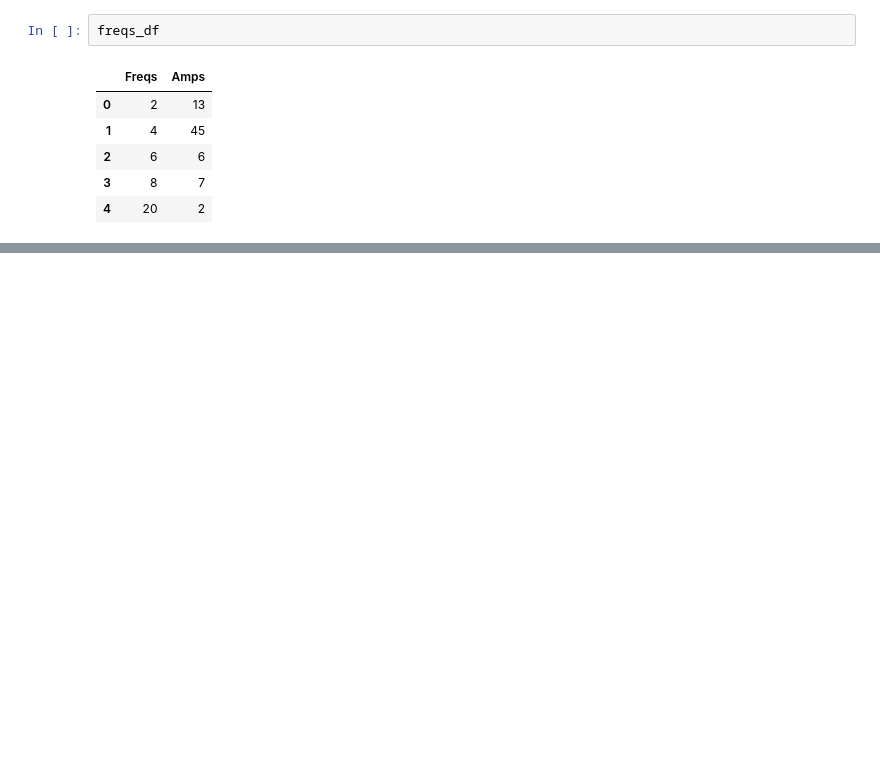
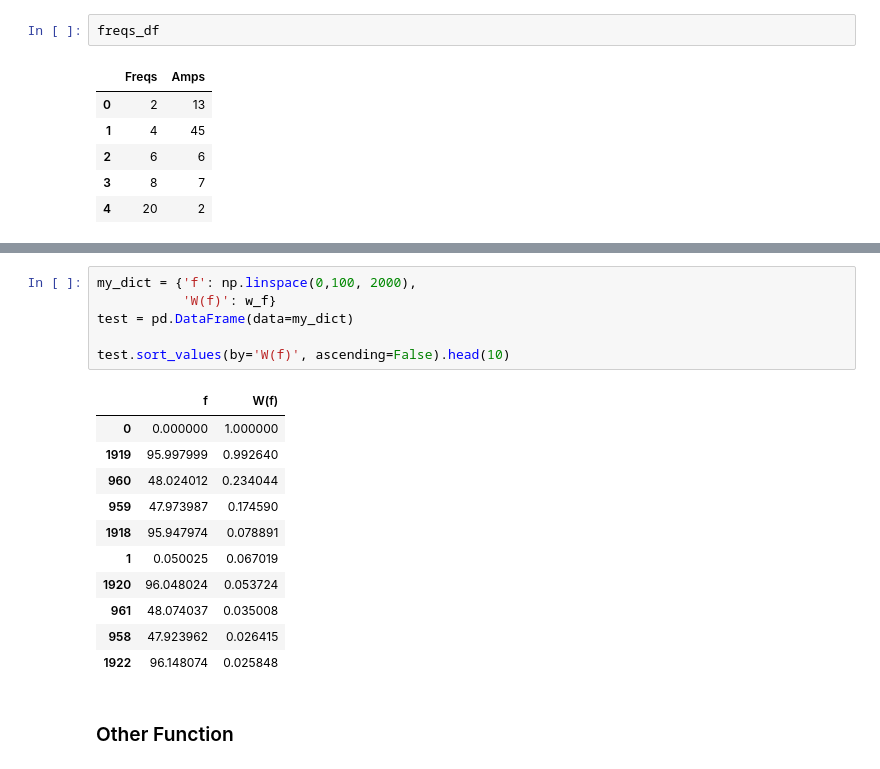
Before and after one commit to carlosccamino/asteroseismology, a Jupyter notebook: asteroseismology/tests.ipynb, the cells around one changed output, grey strips where cells are left out. Saved outputs shown, nothing was run; the diff lists cells and outputs as text; blank space fills up the shorter version.

```diff
--- a/asteroseismology/tests.ipynb
+++ b/asteroseismology/tests.ipynb
@@ -262,0 +339,20 @@ freqs_df
+# %%
+my_dict = {'f': np.linspace(0,100, 2000),
+           'W(f)': w_f}
+test = pd.DataFrame(data=my_dict)
+
+test.sort_values(by='W(f)', ascending=False).head(10)
+# %% [output]
+|  | f | W(f) |
+| 0 | 0.000000 | 1.000000 |
+| 1919 | 95.997999 | 0.992640 |
+| 960 | 48.024012 | 0.234044 |
+| 959 | 47.973987 | 0.174590 |
+| 1918 | 95.947974 | 0.078891 |
+| 1 | 0.050025 | 0.067019 |
+| 1920 | 96.048024 | 0.053724 |
+| 961 | 48.074037 | 0.035008 |
+| 958 | 47.923962 | 0.026415 |
+| 1922 | 96.148074 | 0.025848 |
+# %% [markdown]
+### Other Function
```
Also changed, not shown: parts of 4 cells of this notebook.
